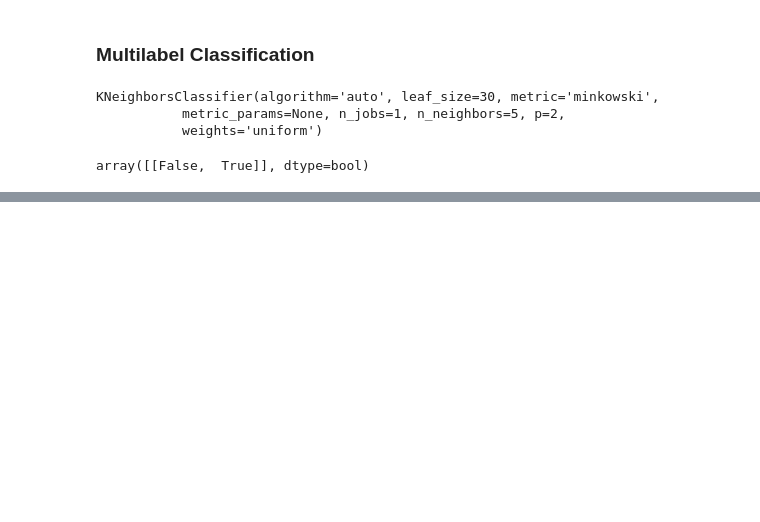
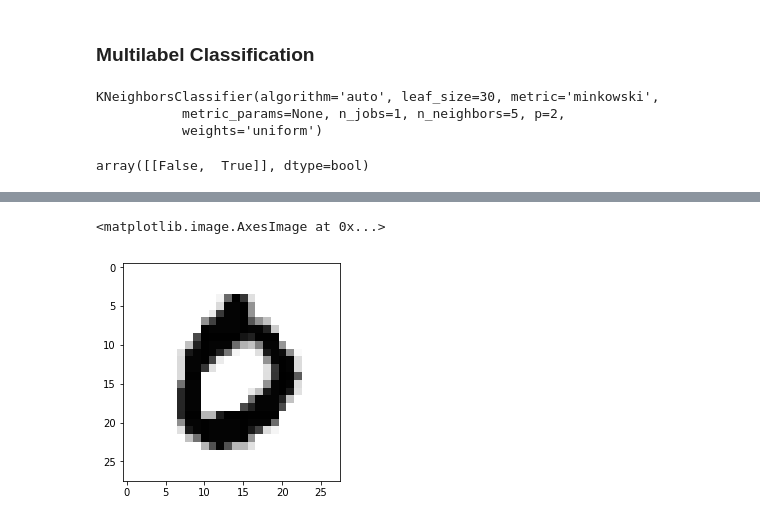
Before and after one commit to sebastienharinck/Courses, a Jupyter notebook: hands-on-machine-learning-with-scikit-learn-and-tensorflow/03_classification.ipynb, the cells around one changed output, grey strips where cells are left out. Drawn from its saved outputs; the diff is of its cells as text; code cells hidden in the pictures; blank space fills up the shorter version.

```diff
--- a/hands-on-machine-learning-with-scikit-learn-and-tensorflow/03_classification.ipynb
+++ b/hands-on-machine-learning-with-scikit-learn-and-tensorflow/03_classification.ipynb
@@ -401,0 +437,5 @@ f1_score(y_train, y_train_knn_pred, average='macro')
+# %%
+plot_digit(y_test_mod[0])
+# %% [output]
+<matplotlib.image.AxesImage at 0x...>
+[figure, added]
```
Also changed, not shown: parts of 29 cells of this notebook.
